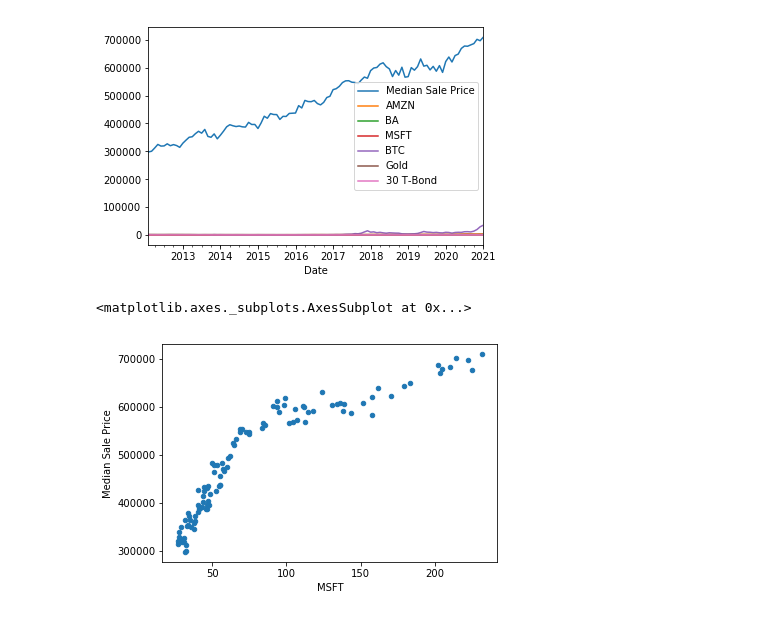
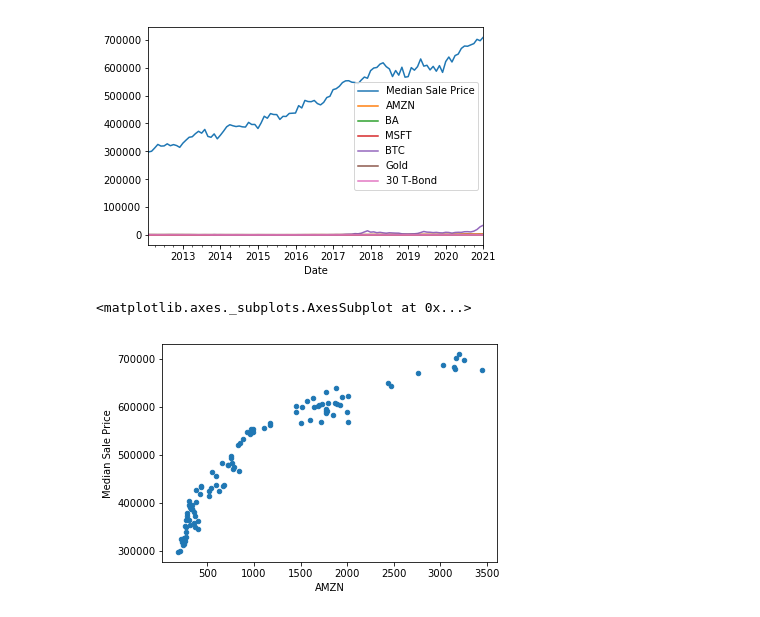
Before and after one commit to somyapanda/fintech-project-1, a Jupyter notebook: Joanne/stocks_house_pirce_coll.ipynb, the cells around one changed output. Saved outputs shown, nothing was run; the diff lists cells and outputs as text; code cells hidden in the pictures.

```diff
--- a/Joanne/stocks_house_pirce_coll.ipynb
+++ b/Joanne/stocks_house_pirce_coll.ipynb
@@ -97,7 +136,7 @@ combined_df.plot()
 [figure]
 # %%
 # Plot the relationship between the two variables
-combined_df.plot(kind='scatter', x='MSFT', y='Median Sale Price')
+combined_df.plot(kind='scatter', x='AMZN', y='Median Sale Price')
 # %% [output]
 <matplotlib.axes._subplots.AxesSubplot at 0x...>
-[figure, old version]
+[figure, new version]
```
Also changed, not shown: parts of 8 cells of this notebook, 1 other file.
